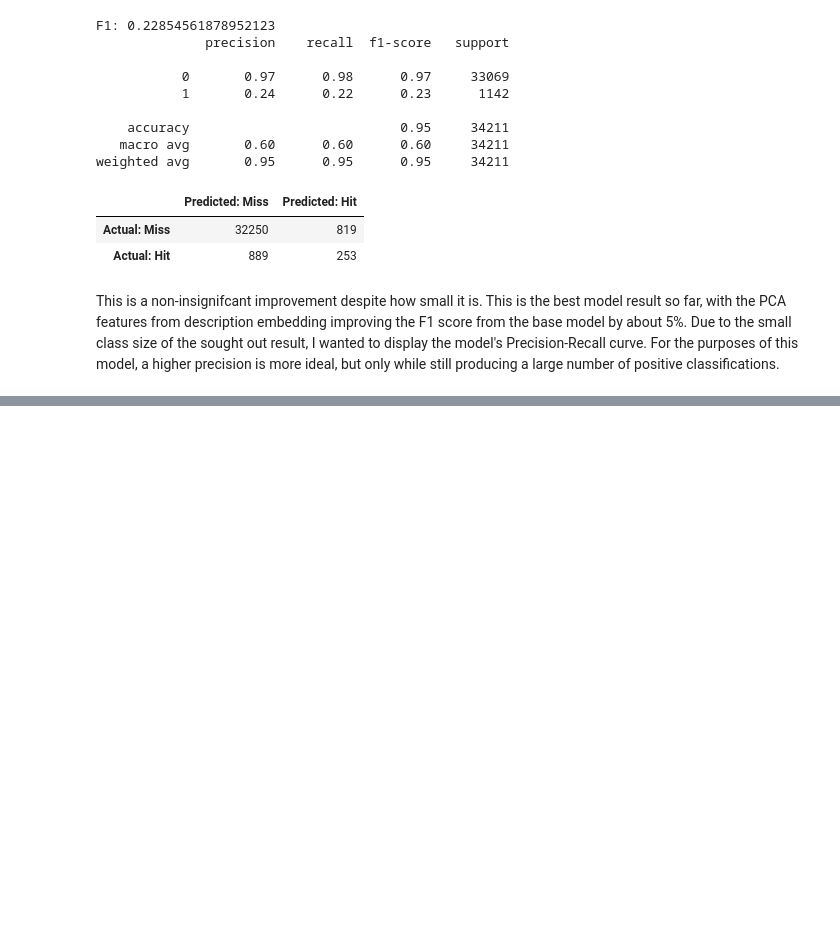
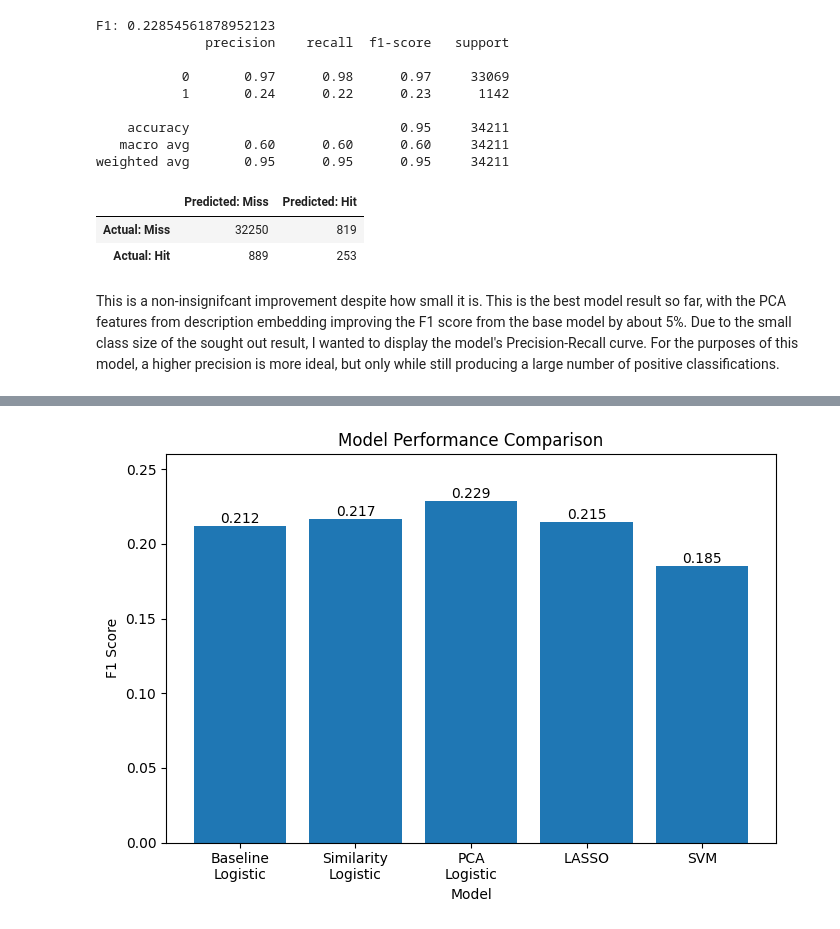
Before and after one commit to JayMCook/Video-Game-Sales-Analysis, a Jupyter notebook: notebooks/04-imitation-modeling.ipynb, the cells around one changed output, grey strips where cells are left out. Cells and saved outputs as stored; diff of their text form; code cells hidden in the pictures; blank space fills up the shorter version.

```diff
--- a/notebooks/04-imitation-modeling.ipynb
+++ b/notebooks/04-imitation-modeling.ipynb
@@ -458,0 +510,44 @@ PCA=60, F1=0.22433288104929897
+# %%
+import matplotlib.pyplot as plt
+
+# model names
+models = [
+    "Baseline\nLogistic",
+    "Similarity\nLogistic",
+    "PCA\nLogistic",
+    "LASSO",
+    "SVM"
+]
+
+# corresponding F1 scores
+f1_scores = [
+    0.212,
+    0.217,
+    0.229,
+    0.215,
+    0.185   # replace with your final SVM score if different
+]
+
+plt.figure(figsize=(7,5))
+
+bars = plt.bar(models, f1_scores)
+
+plt.ylabel("F1 Score")
+plt.xlabel("Model")
+plt.title("Model Performance Comparison")
+
+# add value labels above bars
+for bar, score in zip(bars, f1_scores):
+    plt.text(
+        bar.get_x() + bar.get_width()/2,
+        bar.get_height() + 0.002,
+        f"{score:.3f}",
+        ha='center'
+    )
+
+plt.ylim(0, 0.26)
+
+plt.tight_layout()
+plt.show()
+# %% [output]
+[figure, added]
```
Also changed, not shown: parts of 9 cells of this notebook, 1 other file.
